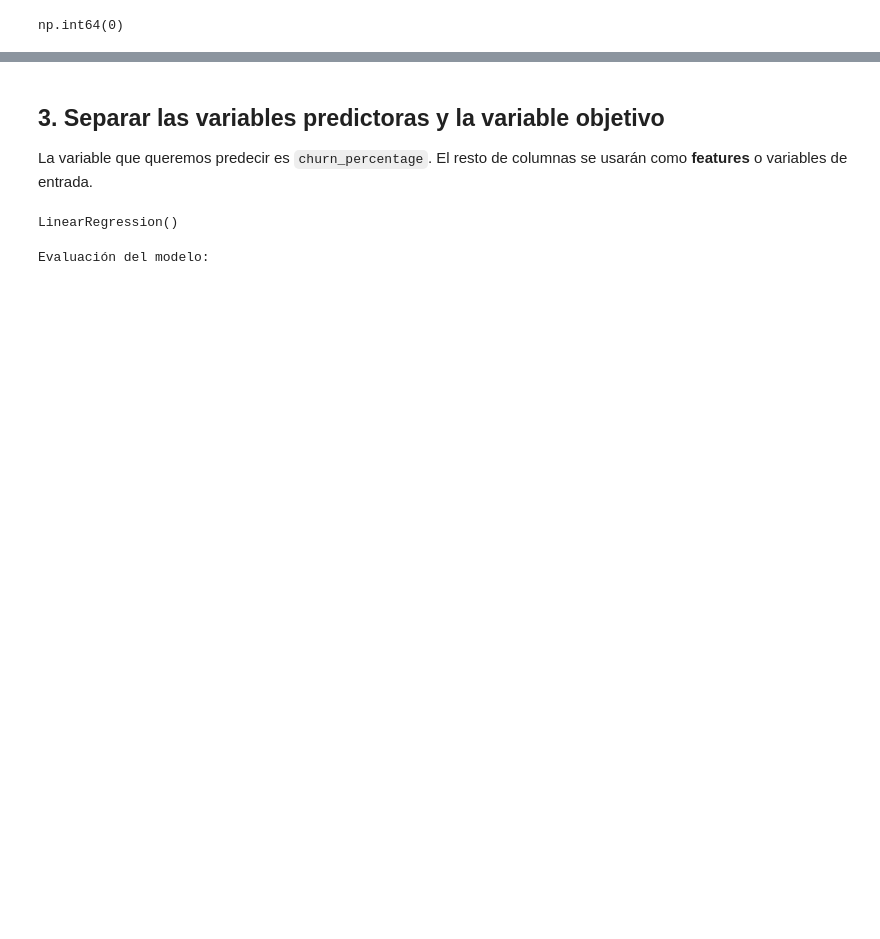
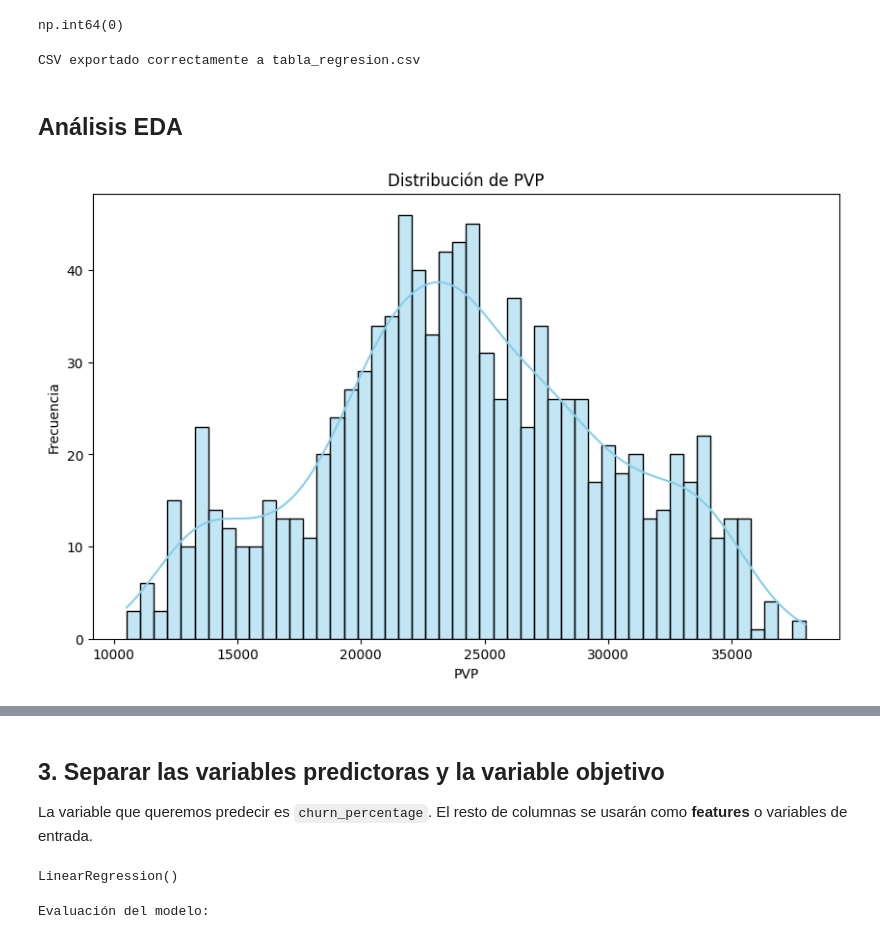
Before and after one commit to Jacobo24/Inicio_Gestion_Datos, a Jupyter notebook: Regresion_lineal/regresion_lineal.ipynb, the cells around one changed output, grey strips where cells are left out. Drawn from its saved outputs; the diff is of its cells as text; code cells hidden in the pictures; blank space fills up the shorter version.

```diff
--- a/Regresion_lineal/regresion_lineal.ipynb
+++ b/Regresion_lineal/regresion_lineal.ipynb
@@ -145,3 +143,22 @@ dtype: int64
 df.duplicated().sum() # Valores duplicados.
 # %% [output]
 np.int64(0)
+# %%
+# Exportar el DataFrame a un archivo CSV sin incluir el índice
+csv_file = "tabla_regresion.csv"
+df.to_csv(csv_file, index=False)
+
+print(f"CSV exportado correctamente a {csv_file}")
+# %% [output]
+CSV exportado correctamente a tabla_regresion.csv
+# %% [markdown]
+## Análisis EDA
+# %%
+plt.figure(figsize=(10,6))
+sns.histplot(df['PVP'], bins=50, kde=True, color='skyblue')
+plt.title('Distribución de PVP')
+plt.xlabel('PVP')
+plt.ylabel('Frecuencia')
+plt.show()
+# %% [output]
+[figure, added]
```
Also changed, not shown: parts of 14 cells of this notebook, 7 other files.
